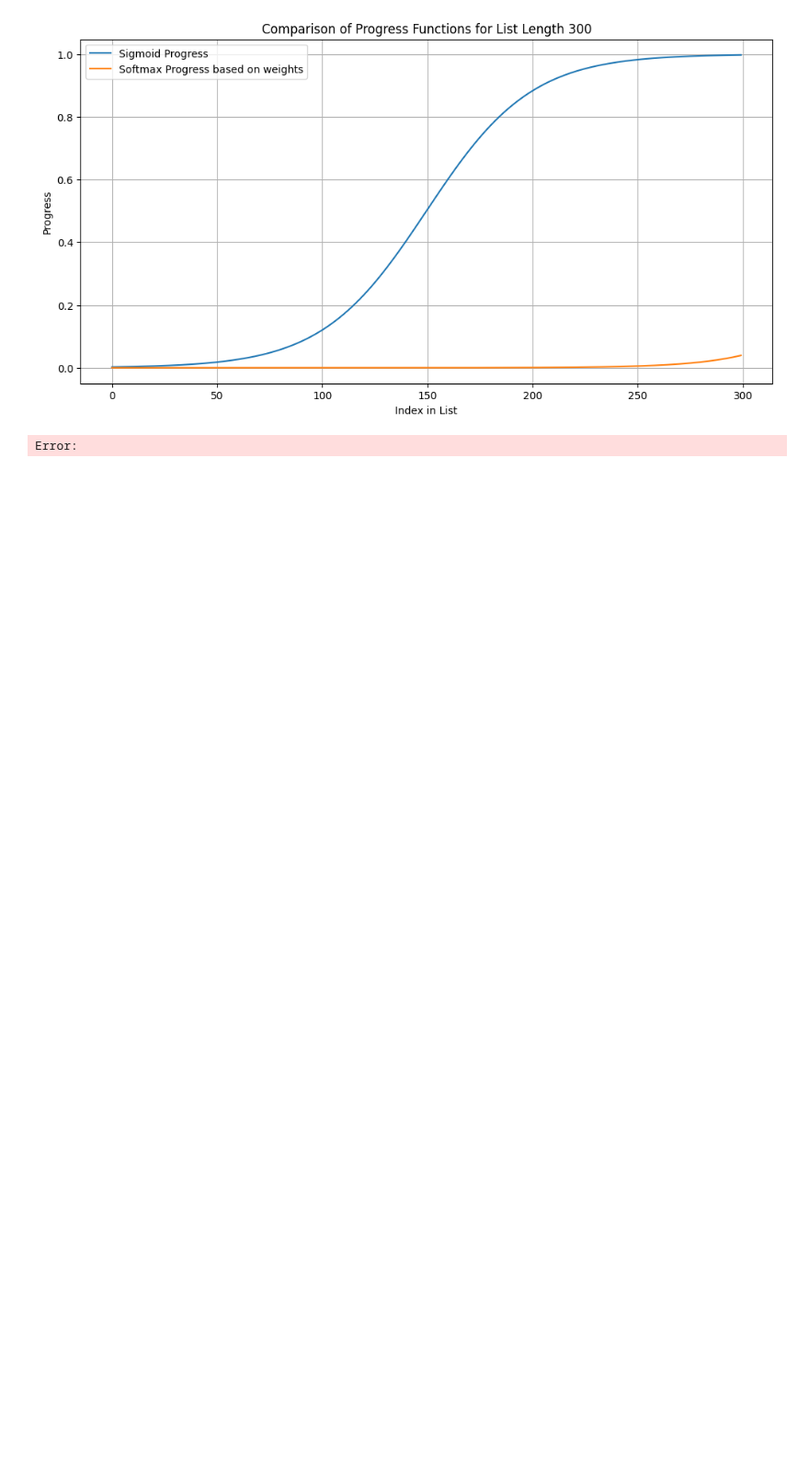
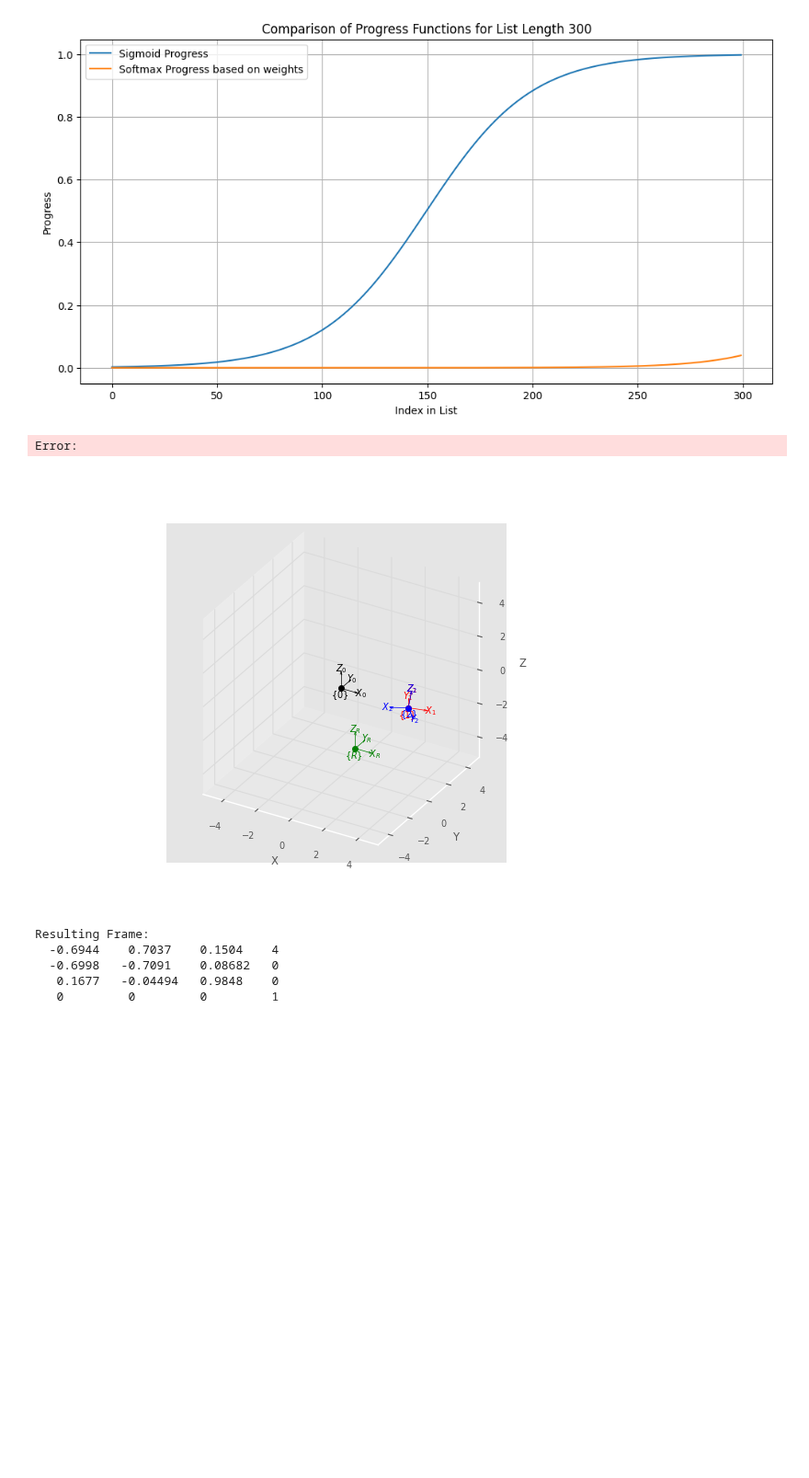
Before and after one commit to krishanrana/diffrobot, a Jupyter notebook: diffrobot/sandbox/test_transforms.ipynb, the cells around one changed output. Shown at 92% size. Drawn from its saved outputs; the diff is of its cells as text; code cells hidden in the pictures; blank space fills up the shorter version.

Commit message:
fixed orieted affordance frame

```diff
--- a/diffrobot/sandbox/test_transforms.ipynb
+++ b/diffrobot/sandbox/test_transforms.ipynb
@@ -124,3 +124,82 @@ plot_progress_comparison(300)
 # %% [output]
 [figure]
 Error:
+# %%
+import roboticstoolbox as rtb
+import spatialmath as sm
+import numpy as np
+import matplotlib.pyplot as plt
+%matplotlib widget
+
+def compute_oriented_affordance_frame(self, transform_matrix, base_frame=np.eye(4)):
+    """
+    Compute the angle needed to rotate the x-axis of a given transformation
+    matrix so that it points towards the base frame. Apply the rotation to the
+    transformation matrix and return the resulting matrix.
+
+    Parameters:
+    - transform_matrix: A 4x4 numpy array representing the homogeneous transformation matrix.
+    - base_frame: A 4x4 numpy array representing the base frame (default is the identity matrix).
+
+    Returns:
+    - The transformation matrix with the x-axis pointing towards the base frame.
+    """
+    # Convert inputs to numpy arrays if they are not already
+    transform_matrix = np.array(transform_matrix)
+    base_frame = np.array(base_frame)
+
+    # Calculate the position of the base frame in global coordinates
+    ref_position_global = base_frame[:3, 3]
+
+    # Extract the position of the transform matrix (T1) in global coordinates
+    position_global = transform_matrix[:3, 3]
+
+    # Calculate the direction vector from T1 to the base frame
+    direction_vector = ref_position_global - position_global
+
+    # Calculate the angle between the x-axis of T1 and the direction vector
+    angle_to_reference = np.degrees(np.arctan2(direction_vector[1], direction_vector[0]))
+
+    # Extract the current orientation of the x-axis of T1
+    R11, R21 = transform_matrix[0, 0], transform_matrix[1, 0]
+    current_orientation = np.degrees(np.arctan2(R21, R11))
+
+    # Calculate the additional rotation needed to align the x-axis with the direction vector
+    additional_rotation = angle_to_reference - current_orientation
+
+    # Normalize the result to the range [-180, 180]
+    additional_rotation = (additional_rotation + 180) % 360 - 180
+
+    # Apply the additional rotation to T1 about the z-axis
+    resulting_frame = sm.SE3(transform_matrix) * sm.SE3.Rz(np.deg2rad(additional_rotation))
+
+    return resulting_frame
+
+# Example usage
+# Define the initial transformation matrix T1
+T1 = sm.SE3(4, 0, 0) * sm.SE3.Rz(30, 'deg') * sm.SE3.Ry(10, 'deg')
+
+# Define the base frame rotated about the y-axis such that the z-axis points downwards
+base_frame = sm.SE3(2, -2, -2) #* sm.SE3.Ry(180, 'deg')
+
+# Compute the oriented affordance frame
+resulting_frame = compute_oriented_affordance_frame(None, T1, base_frame)
+
+# Visualize the initial, base, and resulting frames
+plt.figure()
+sm.SE3().plot(frame='0', dims=[-5, 5], color='black')
+base_frame.plot(frame='R', color='green')
+T1.plot(frame='1', color='red')
+resulting_frame.plot(frame='2', color='blue')
+plt.grid(True)
+plt.show()
+
+print(f"Resulting Frame:\n{resulting_frame}")
+# %% [output]
+[figure, added]
+Resulting Frame:
+  -0.6944    0.7037    0.1504    4
+  -0.6998   -0.7091    0.08682   0
+   0.1677   -0.04494   0.9848    0
+   0         0         0         1
+[figure, added]
```
Also changed, not shown: 4 other files.
